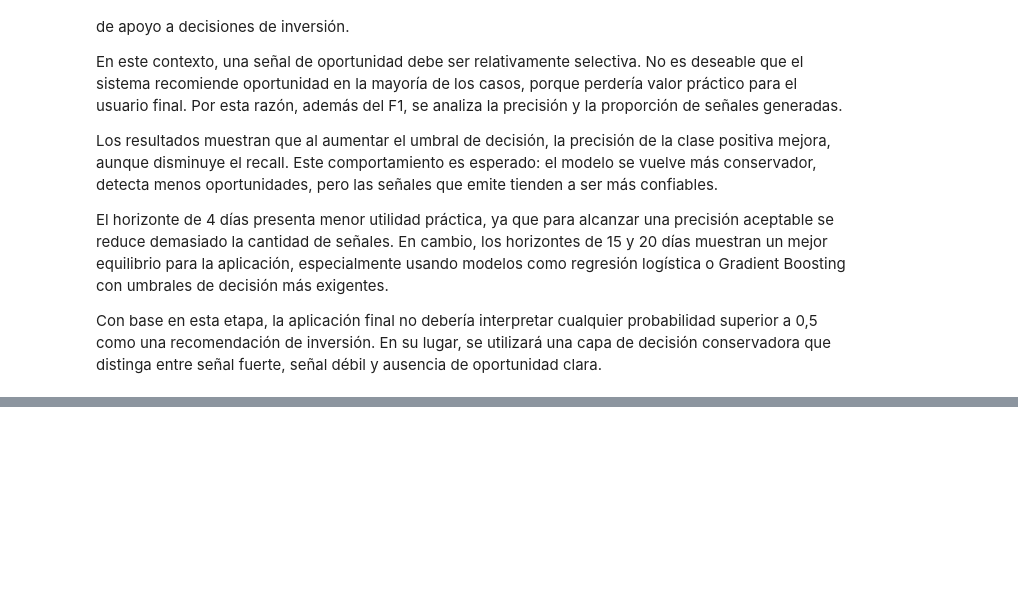
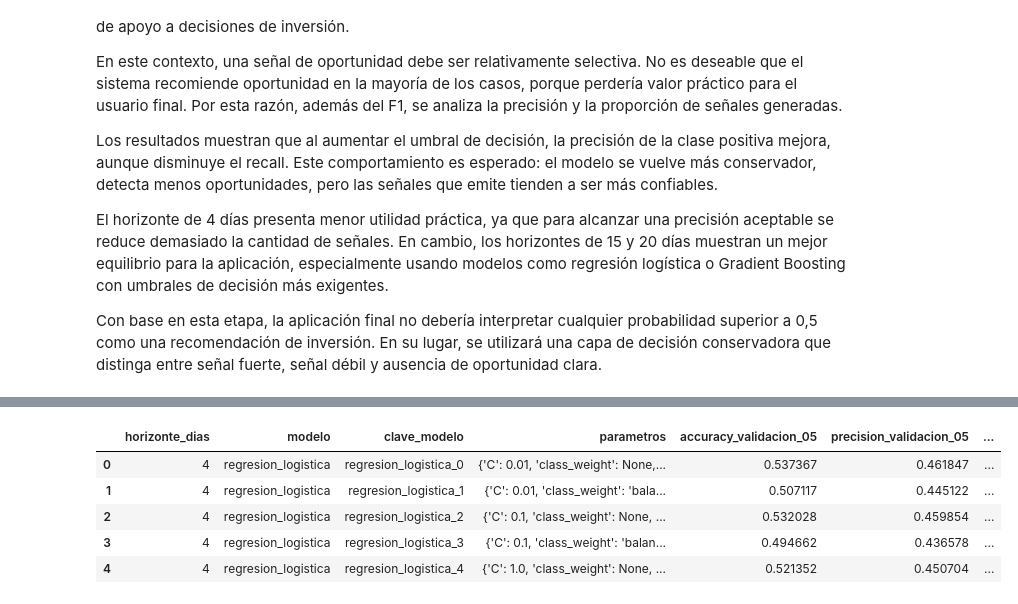
Before and after one commit to OrozcoJacobo/Proyecto_Final_AP, a Jupyter notebook: code/notebooks/01_exploracion_modelo_voo.ipynb, the cells around one changed output, grey strips where cells are left out. Saved outputs shown, nothing was run; the diff lists cells and outputs as text; code cells hidden in the pictures; blank space fills up the shorter version.

```diff
--- a/code/notebooks/modelos.ipynb
+++ b/code/notebooks/01_exploracion_modelo_voo.ipynb
@@ -1779,0 +1883,97 @@ Con base en esta etapa, la aplicación final no debería interpretar cualquier p
+# %%
+resultados_hiperparametros = []
+modelos_hiperparametros = {}
+
+for horizonte_dias, particiones in particiones_por_horizonte.items():
+    modelos_hiperparametros[horizonte_dias] = {}
+
+    x_entrenamiento = particiones["x_entrenamiento"]
+    y_entrenamiento = particiones["y_entrenamiento"]
+    x_validacion = particiones["x_validacion"]
+    y_validacion = particiones["y_validacion"]
+
+    for nombre_modelo, espacio_parametros in espacios_hiperparametros.items():
+        combinaciones = crear_combinaciones_hiperparametros(espacio_parametros)
+
+        for indice_configuracion, parametros in enumerate(combinaciones):
+            modelo = crear_modelo_desde_configuracion(
+                nombre_modelo=nombre_modelo,
+                parametros=parametros,
+            )
+
+            modelo.fit(x_entrenamiento, y_entrenamiento)
+
+            metricas_validacion = evaluar_modelo_clasificacion(
+                modelo=modelo,
+                x_datos=x_validacion,
+                y_real=y_validacion,
+            )
+
+            probabilidades_validacion = obtener_probabilidades_clase_positiva(
+                modelo=modelo,
+                x_datos=x_validacion,
+            )
+
+            mejores_metricas_umbral = []
+
+            for umbral_decision in umbrales_decision:
+                metricas_umbral = evaluar_modelo_con_umbral(
+                    y_real=y_validacion,
+                    probabilidades_clase_positiva=probabilidades_validacion,
+                    umbral_decision=umbral_decision,
+                )
+
+                metricas_umbral["modelo"] = nombre_modelo
+                metricas_umbral["horizonte_dias"] = horizonte_dias
+                metricas_umbral["parametros"] = parametros
+
+                mejores_metricas_umbral.append(metricas_umbral)
+
+            mejores_metricas_umbral = pd.DataFrame(mejores_metricas_umbral)
+
+            candidatos_validos = mejores_metricas_umbral[
+                mejores_metricas_umbral["proporcion_senales"].between(0.05, 0.25)
+            ].copy()
+
+            if candidatos_validos.empty:
+                mejor_umbral = mejores_metricas_umbral.sort_values(
+                    by="f1",
+                    ascending=False,
+                ).iloc[0]
+            else:
+                mejor_umbral = candidatos_validos.sort_values(
+                    by=["precision", "f1"],
+                    ascending=[False, False],
+                ).iloc[0]
+
+            clave_modelo = f"{nombre_modelo}_{indice_configuracion}"
+
+            modelos_hiperparametros[horizonte_dias][clave_modelo] = modelo
+
+            resultados_hiperparametros.append({
+                "horizonte_dias": horizonte_dias,
+                "modelo": nombre_modelo,
+                "clave_modelo": clave_modelo,
+                "parametros": parametros,
+                "accuracy_validacion_05": metricas_validacion["accuracy"],
+                "precision_validacion_05": metricas_validacion["precision"],
+                "recall_validacion_05": metricas_validacion["recall"],
+                "f1_validacion_05": metricas_validacion["f1"],
+                "roc_auc_validacion": metricas_validacion["roc_auc"],
+                "mejor_umbral": mejor_umbral["umbral_decision"],
+                "precision_mejor_umbral": mejor_umbral["precision"],
+                "recall_mejor_umbral": mejor_umbral["recall"],
+                "f1_mejor_umbral": mejor_umbral["f1"],
+                "proporcion_senales_mejor_umbral": mejor_umbral["proporcion_senales"],
+            })
+
+resultados_hiperparametros = pd.DataFrame(resultados_hiperparametros)
+
+display(resultados_hiperparametros.head())
+# %% [output]
+|  | horizonte_dias | modelo | clave_modelo | parametros | accuracy_validacion_05 | precision_validacion_05 | ... |
+| 0 | 4 | regresion_logistica | regresion_logistica_0 | {'C': 0.01, 'class_weight': None,... | 0.537367 | 0.461847 | ... |
+| 1 | 4 | regresion_logistica | regresion_logistica_1 | {'C': 0.01, 'class_weight': 'bala... | 0.507117 | 0.445122 | ... |
+| 2 | 4 | regresion_logistica | regresion_logistica_2 | {'C': 0.1, 'class_weight': None, ... | 0.532028 | 0.459854 | ... |
+| 3 | 4 | regresion_logistica | regresion_logistica_3 | {'C': 0.1, 'class_weight': 'balan... | 0.494662 | 0.436578 | ... |
+| 4 | 4 | regresion_logistica | regresion_logistica_4 | {'C': 1.0, 'class_weight': None, ... | 0.521352 | 0.450704 | ... |
```
Also changed, not shown: parts of 27 cells of this notebook, 3 other files.
